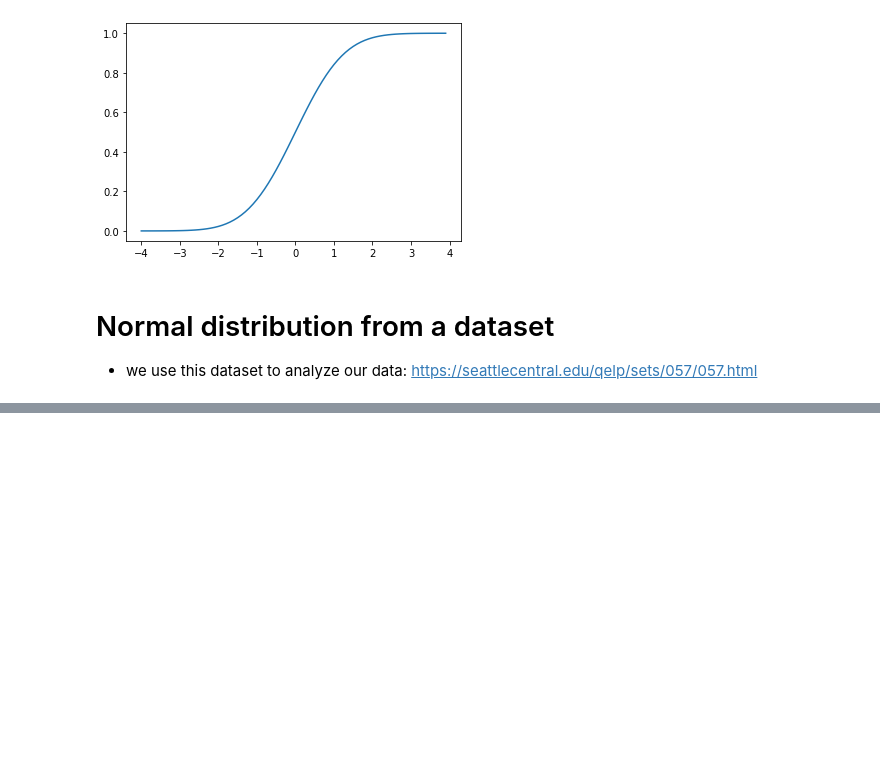
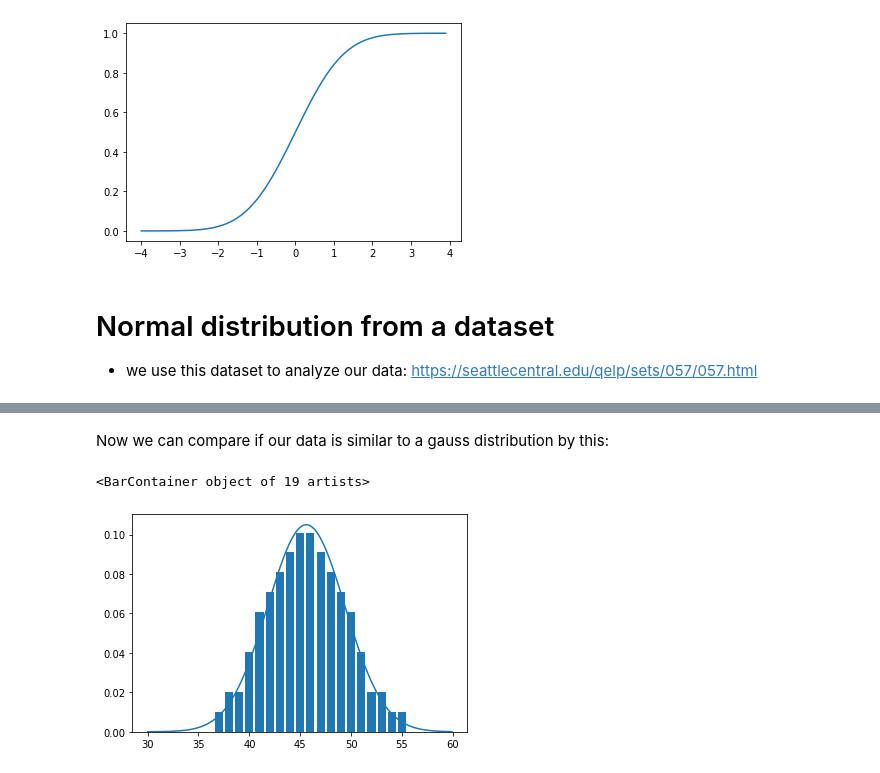
Before and after one commit to alejandrodf1/Binomial_distribution_python, a Jupyter notebook: normal_distribution.ipynb, the cells around one changed output, grey strips where cells are left out. Saved outputs shown, nothing was run; the diff lists cells and outputs as text; code cells hidden in the pictures; blank space fills up the shorter version.

```diff
--- a/normal_distribution.ipynb
+++ b/normal_distribution.ipynb
@@ -51,3 +55,20 @@ FileNotFoundError: [Errno 2] No such file or directory: 's057.xls'
+# %% [markdown]
+Now we can compare if our data is similar to a gauss distribution by this:
+# %%
+#next class parametric estimation of distribution
+
+mu = arr.mean()                  #calculate the mean of the array before
+sigma = arr.std()                #the standard desviation from the array of our data
+x = np.arange(30,60,0.1)         #we create a separate array inside the experimental values
+dist = norm(mu,sigma)            #create the gauss function using the mean and the desviation from our experiments
+y = [dist.pdf(values) for values in x]    #we apply gauss to the x array
+plt.plot(x,y)                             #we plot using
+
+values, dist = np.unique(arr, return_counts= True)       #plot our experimental data to compare
+plt.bar(values, dist/len(arr))                           #we normalize dividing dist to the total length
+# %% [output]
+<BarContainer object of 19 artists>
+[figure, added]
 # %% [markdown]
 <a style='text-decoration:none;line-height:16px;display:flex;color:#5B5B62;padding:10px;justify-content:end;' href='https://deepnote.com?utm_source=created-in-deepnote-cell&projectId=f6083645-f564-4778-b170-125c37d23041' target="_blank">
 <img alt='Created in deepnote.com' style='display:inline;max-height:16px;margin:0px;margin-right:7.5px;' src='embedded-picture-1' > </img>
```
Also changed, not shown: parts of 2 cells of this notebook.
